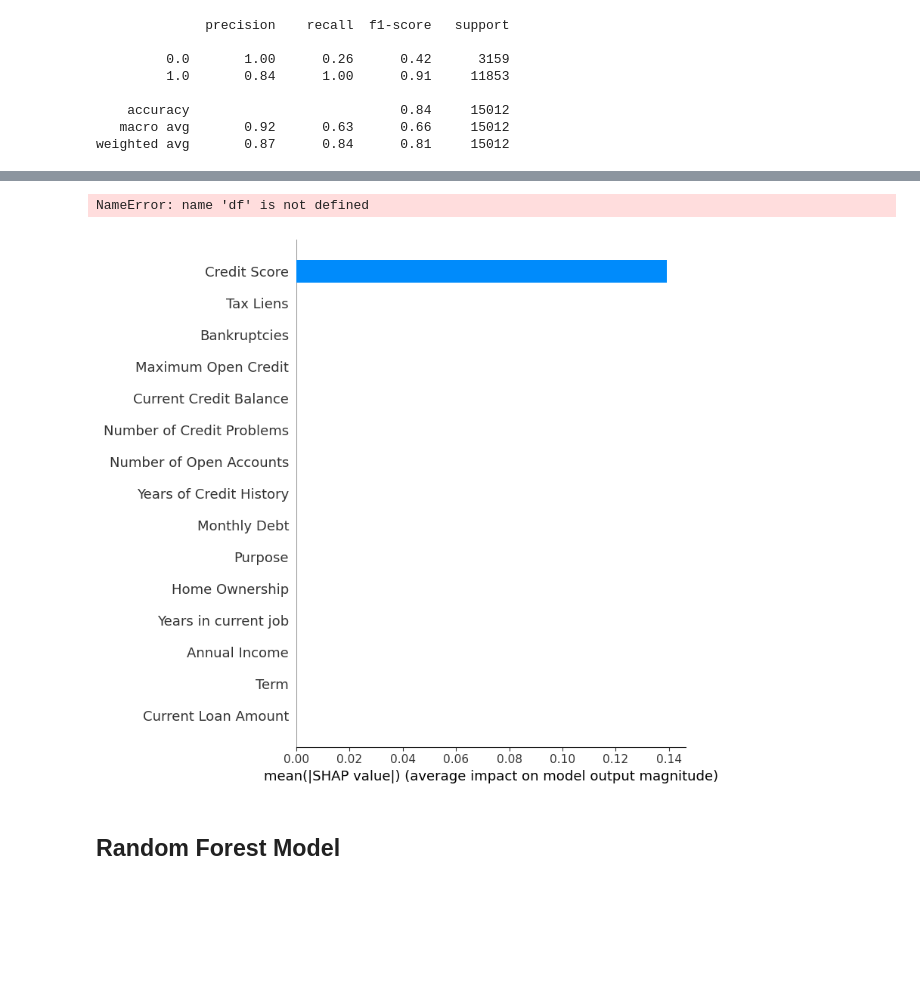
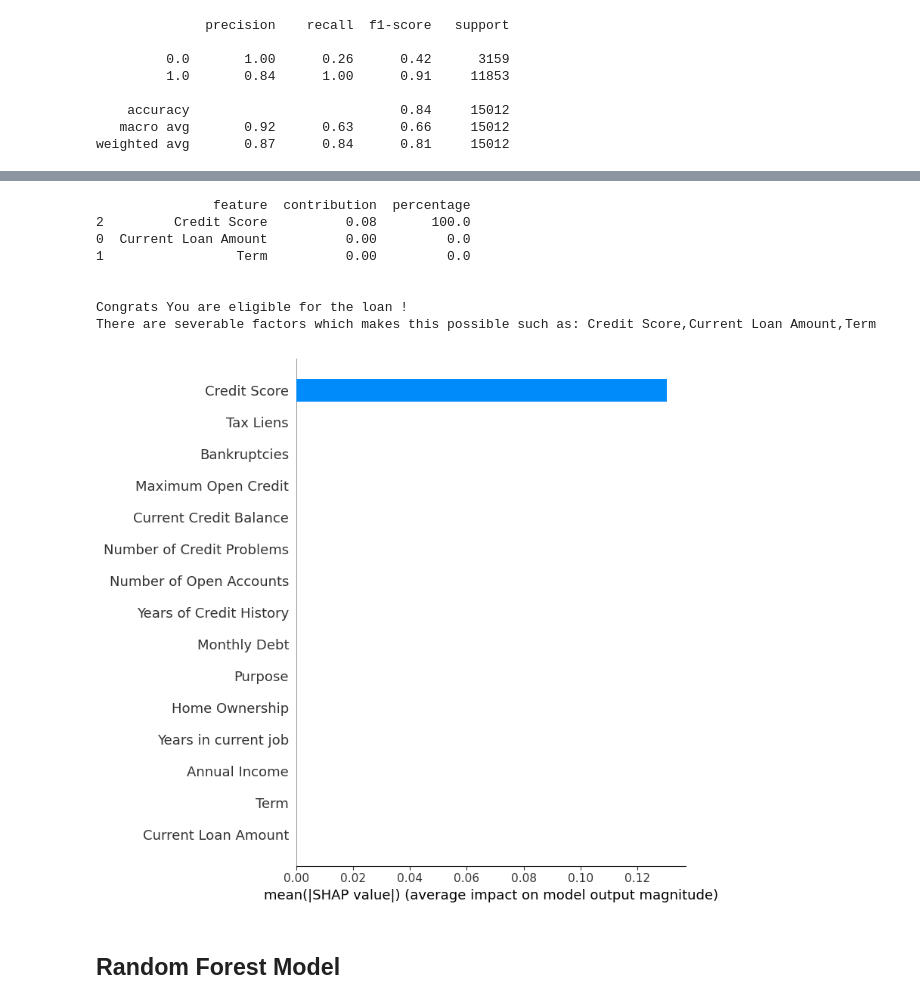
Before and after one commit to Arjun0122/bank_loan_eligibility, a Jupyter notebook: Bank_Loan_Eligibility.ipynb, the cells around one changed output, grey strips where cells are left out. Cells and saved outputs as stored; diff of their text form; code cells hidden in the pictures; blank space fills up the shorter version.

```diff
--- a/Bank_Loan_Eligibility.ipynb
+++ b/Bank_Loan_Eligibility.ipynb
@@ -373,12 +394,12 @@ if(predicted_value_dt <=0):
     print("If you have any questions or concerns about our decision, please do not hesitate to reach out to us.")
 
 else:
-    max_3_values = df.nlargest(3, 'contribution')
+    max_3_values = df_dt.nlargest(3, 'contribution')
 
     selected_value=max_3_values[['feature', 'contribution']]
 
     df_selected_max=pd.DataFrame(selected_value)
-    df_selected_max['percentage']= df_selected_max['contribution'].apply(lambda x:(x/total_contribution) * 100)
+    df_selected_max['percentage']= df_selected_max['contribution'].apply(lambda x:(x/total_contribution_dt) * 100)
     print(df_selected_max)
 
     for index, row in max_3_values.iterrows():
@@ -389,11 +410,18 @@ else:
     print("Congrats You are eligible for the loan !")
     print("There are severable factors which makes this possible such as:",',' .join([str(lst) for lst in result]))
 # %% [output]
-NameError: name 'df' is not defined
+               feature  contribution  percentage
+2         Credit Score          0.08       100.0
+0  Current Loan Amount          0.00         0.0
+1                 Term          0.00         0.0
+
+
+Congrats You are eligible for the loan !
+There are severable factors which makes this possible such as: Credit Score,Current Loan Amount,Term
 # %%
-shap.summary_plot(shap_values_dt, x, plot_type="bar")
+shap.summary_plot(shap_values_dt, x_test, plot_type="bar")
 # %% [output]
-[figure, old version]
+[figure, new version]
 # %% [markdown]
 ## Random Forest Model
 # %%
```
Also changed, not shown: parts of 40 cells of this notebook, 12 other files.
